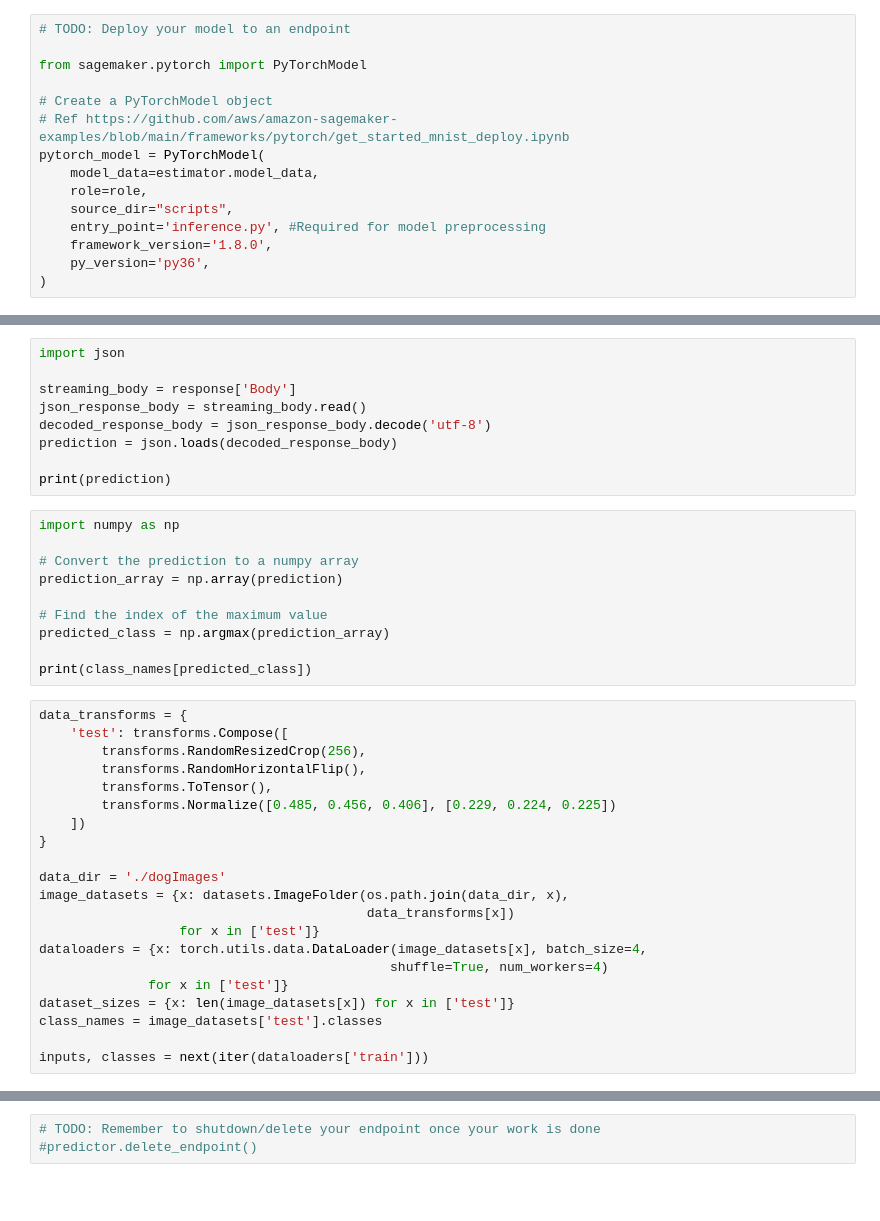
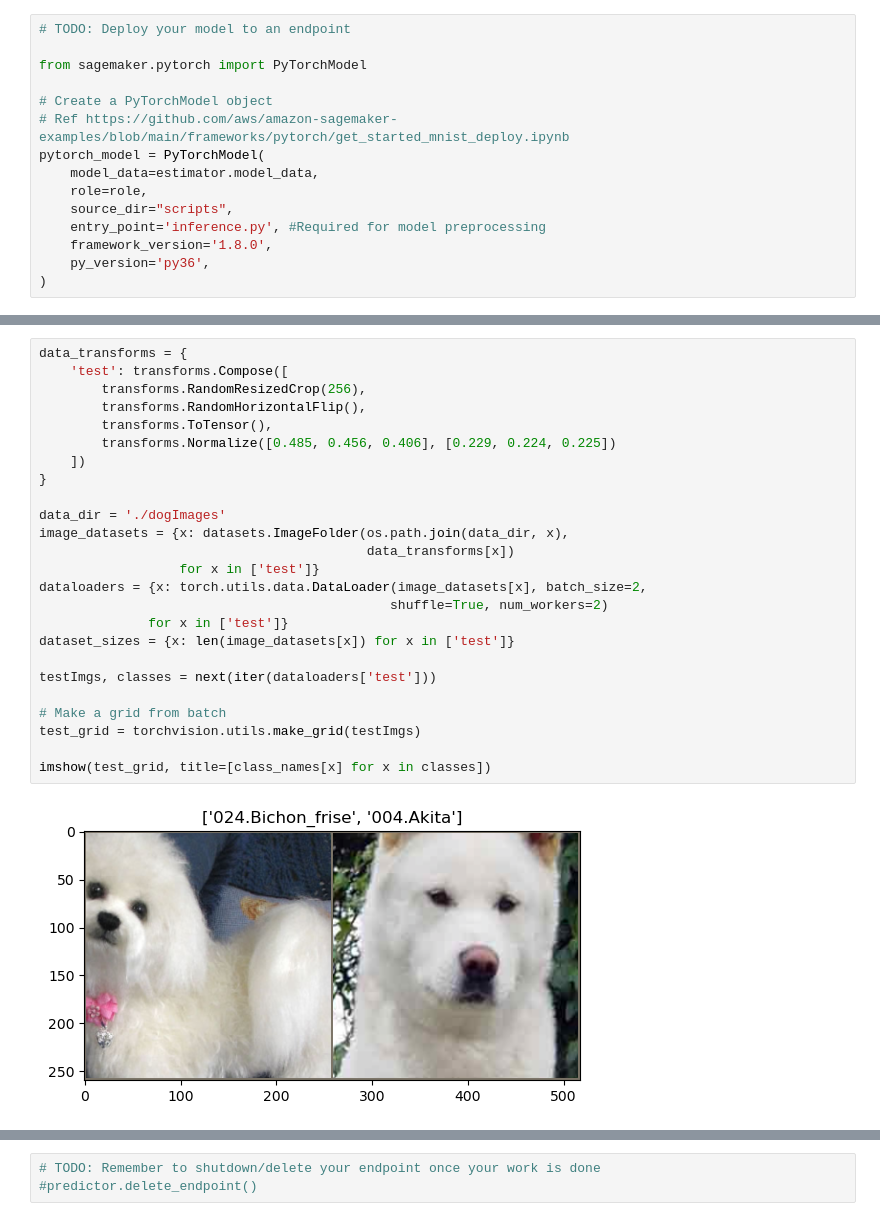
Before and after one commit to emugabi/udacity-cd0387-deep-learning-coursework, a Jupyter notebook: train_and_deploy.ipynb, the cells around one changed output, grey strips where cells are left out. Drawn from its saved outputs; the diff is of its cells as text; blank space fills up the shorter version.

Commit message:
reused dataloaders to query endpoint

```diff
--- a/train_and_deploy.ipynb
+++ b/train_and_deploy.ipynb
@@ -593,40 +649,27 @@ print(response)
-# %%
-import json
-
-streaming_body = response['Body']
-json_response_body = streaming_body.read()
-decoded_response_body = json_response_body.decode('utf-8')
-prediction = json.loads(decoded_response_body)
-
-print(prediction)
-# %%
-import numpy as np
-
-# Convert the prediction to a numpy array
-prediction_array = np.array(prediction)
-
-# Find the index of the maximum value
-predicted_class = np.argmax(prediction_array)
-
-print(class_names[predicted_class])
 # %%
 data_transforms = {
     'test': transforms.Compose([
         transforms.RandomResizedCrop(256),
         transforms.RandomHorizontalFlip(),
         transforms.ToTensor(),
         transforms.Normalize([0.485, 0.456, 0.406], [0.229, 0.224, 0.225])
     ])
 }
 
 data_dir = './dogImages'
 image_datasets = {x: datasets.ImageFolder(os.path.join(data_dir, x),
                                           data_transforms[x])
                   for x in ['test']}
-dataloaders = {x: torch.utils.data.DataLoader(image_datasets[x], batch_size=4,
-                                             shuffle=True, num_workers=4)
+dataloaders = {x: torch.utils.data.DataLoader(image_datasets[x], batch_size=2,
+                                             shuffle=True, num_workers=2)
               for x in ['test']}
 dataset_sizes = {x: len(image_datasets[x]) for x in ['test']}
-class_names = image_datasets['test'].classes
 
-inputs, classes = next(iter(dataloaders['train']))
+testImgs, classes = next(iter(dataloaders['test']))
+
+# Make a grid from batch
+test_grid = torchvision.utils.make_grid(testImgs)
+
+imshow(test_grid, title=[class_names[x] for x in classes])
+# %% [output]
+[figure, added]
```
Also changed, not shown: parts of 11 cells of this notebook, 1 other file.
